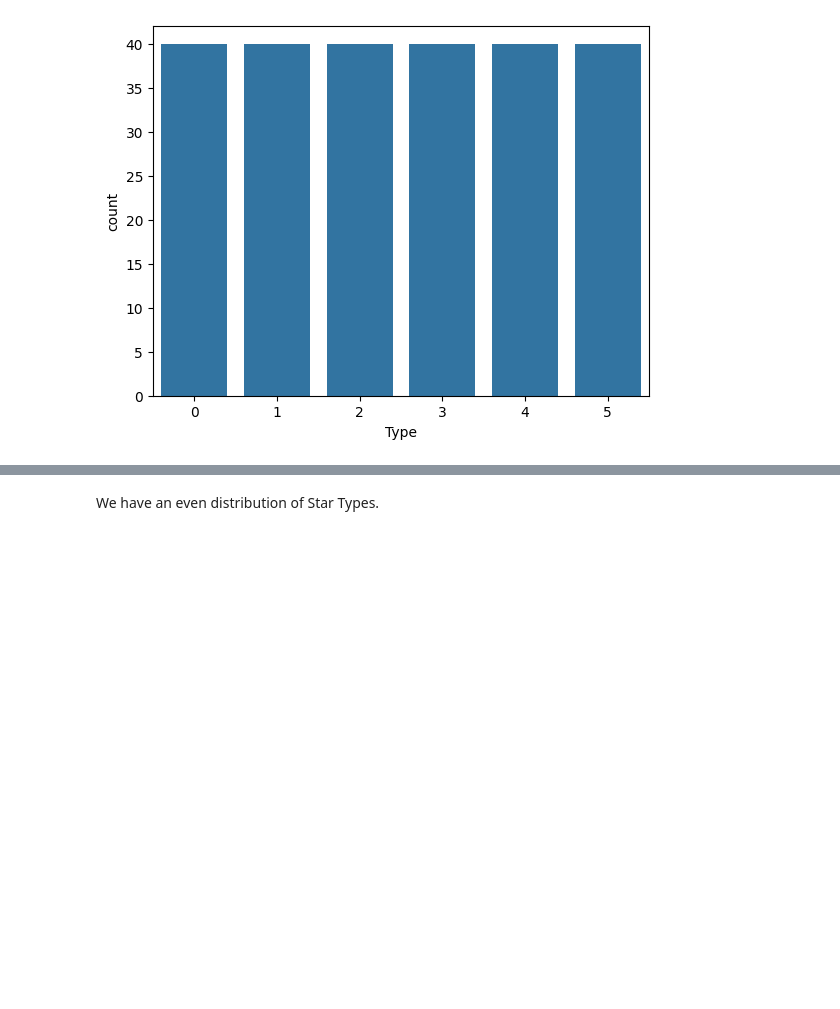
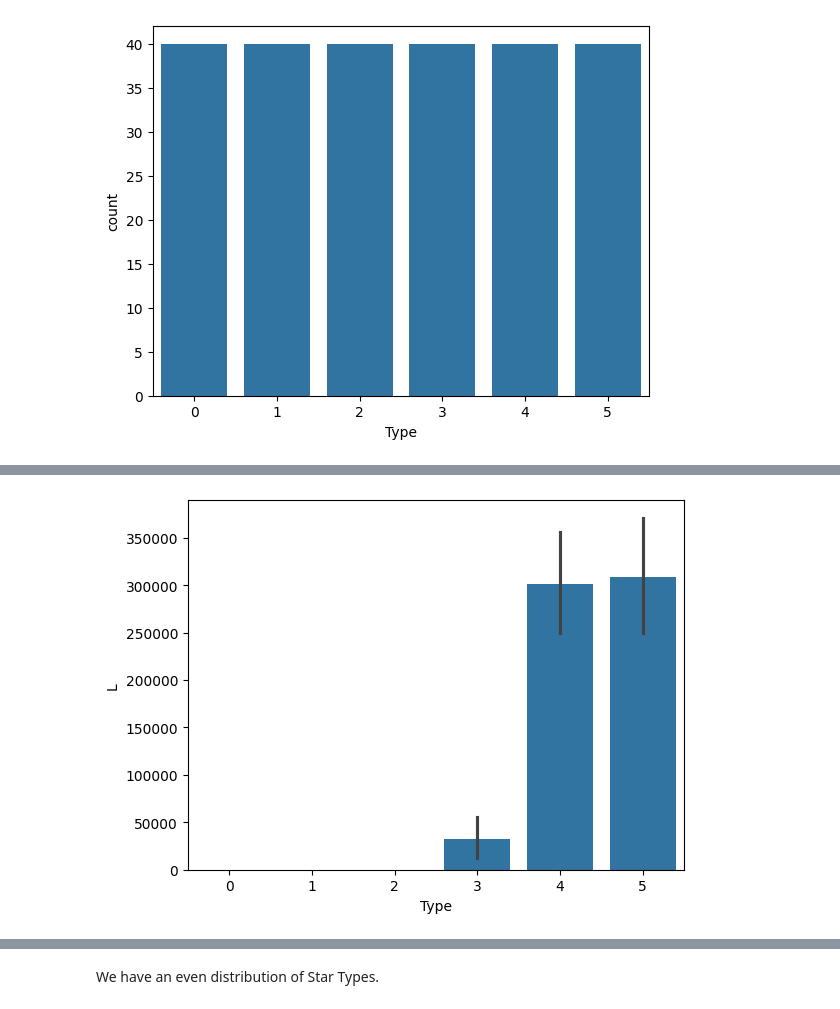
Before and after one commit to evil8310/NASA-Star-type-Classification-Dataset, a Jupyter notebook: nasa-star-type-classification.ipynb, the cells around one changed output, grey strips where cells are left out. Saved outputs shown, nothing was run; the diff lists cells and outputs as text; code cells hidden in the pictures; blank space fills up the shorter version.

```diff
--- a/nasa-star-type-classification.ipynb
+++ b/nasa-star-type-classification.ipynb
@@ -112,0 +115,4 @@ sns.countplot(x=df.Type); # plot Type column
+# %%
+sns.barplot(x='Type', y='L', data=df); # barplot Type column
+# %% [output]
+[figure, added]
```
Also changed, not shown: parts of 17 cells of this notebook, 1 other file.
